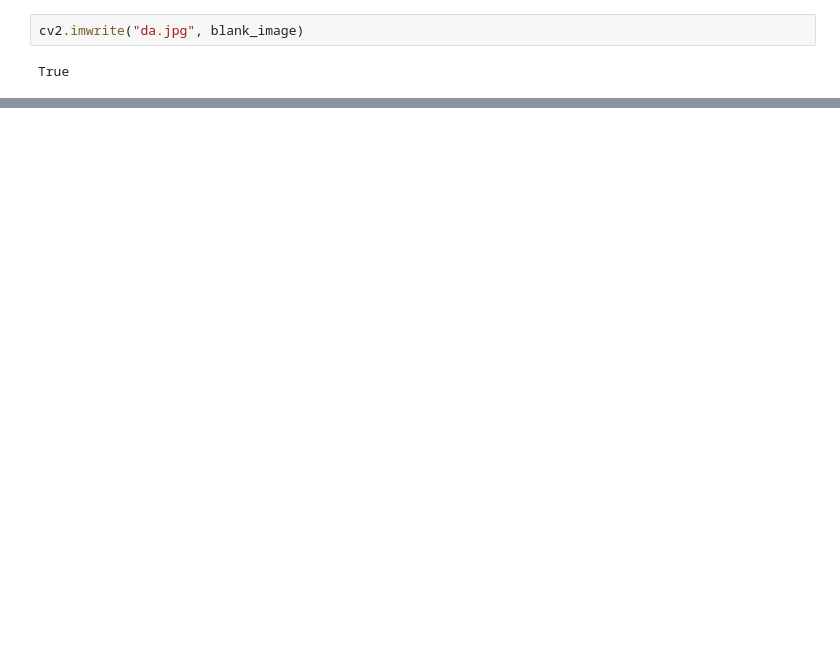
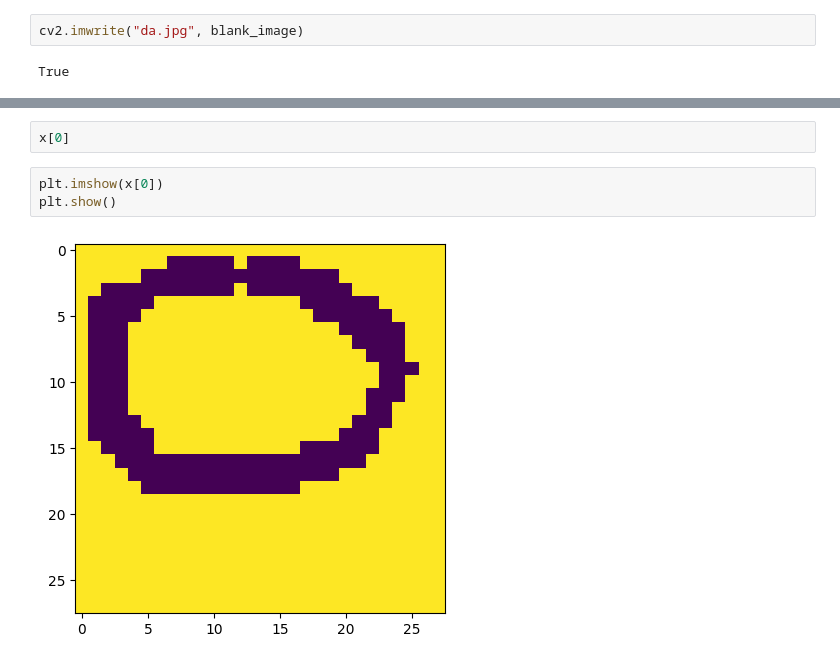
Before and after one commit to AndreyStlnzh/Figure-Recognition, a Jupyter notebook: main.ipynb, the cells around one changed output, grey strips where cells are left out. Saved outputs shown, nothing was run; the diff lists cells and outputs as text; blank space fills up the shorter version.

```diff
--- a/main.ipynb
+++ b/main.ipynb
@@ -73,0 +110,7 @@ True
+# %%
+x[0]
+# %%
+plt.imshow(x[0])
+plt.show()
+# %% [output]
+[figure, added]
```
Also changed, not shown: parts of 24 cells of this notebook, 5 other files.
